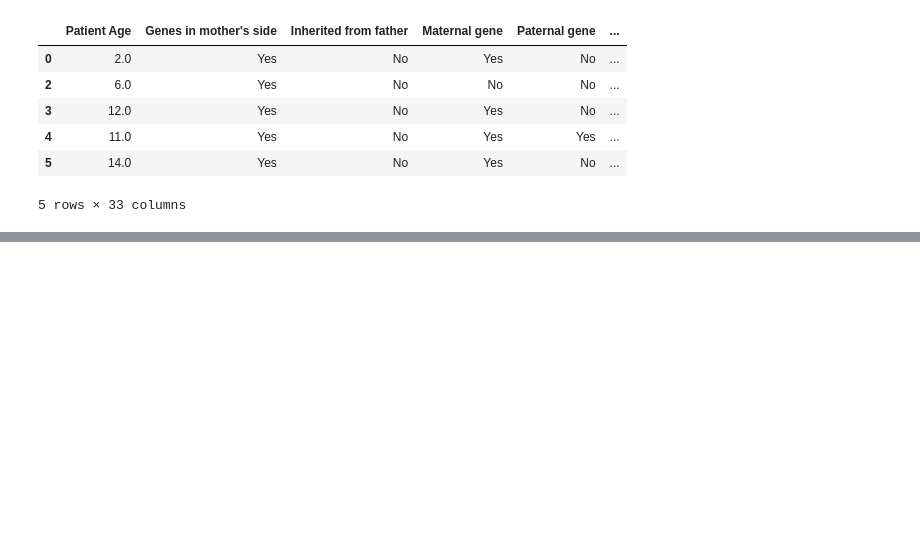
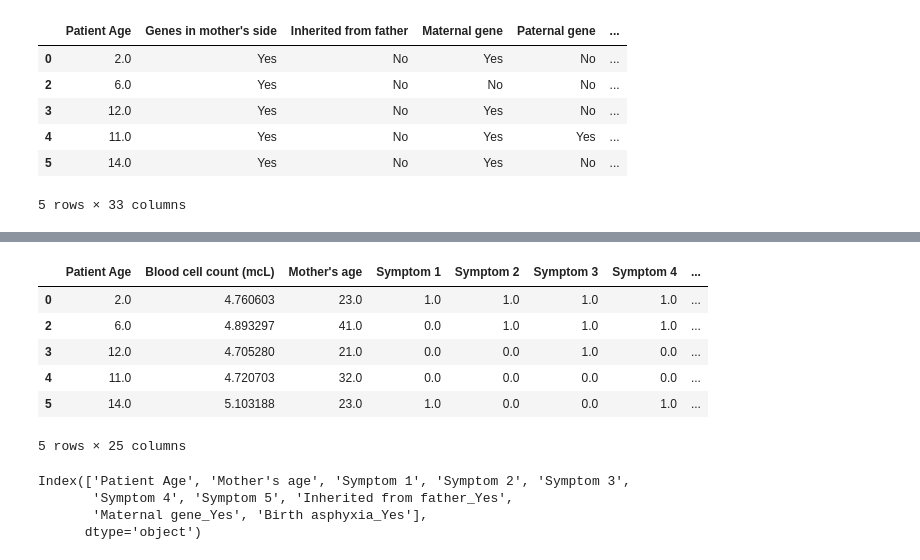
Before and after one commit to mayurimhetre/ML-HackerEarth-Genetics, a Jupyter notebook: EDA_genetics_dataset.ipynb, the cells around one changed output, grey strips where cells are left out. Saved outputs shown, nothing was run; the diff lists cells and outputs as text; code cells hidden in the pictures; blank space fills up the shorter version.

```diff
--- a/EDA_genetics_dataset.ipynb
+++ b/EDA_genetics_dataset.ipynb
@@ -584,0 +595,4 @@ train.to_csv('train_eda.csv')
+# %%
+train_independent = train.drop(['Genetic Disorder','Disorder Subclass'],axis=1)
+# %%
+train_independent = pd.get_dummies(train_independent,drop_first = True)
@@ -584,0 +806,9 @@ train.to_csv('train_eda.csv')
+# %%
+list1 = []
+def find(s, el):
+    for i in s.index:
+        if s[i] > el:
+            list1.append(i)
+    return list1
+
+print(find(mutual_info, 0))
@@ -584,0 +842,23 @@ train.to_csv('train_eda.csv')
+# %%
+train_imp = train_independent[list1]
+# %%
+train_imp.head()
+# %% [output]
+|  | Patient Age | Blood cell count (mcL) | Mother's age | Symptom 1 | Symptom 2 | Symptom 3 | Symptom 4 | ... |
+| 0 | 2.0 | 4.760603 | 23.0 | 1.0 | 1.0 | 1.0 | 1.0 | ... |
+| 2 | 6.0 | 4.893297 | 41.0 | 0.0 | 1.0 | 1.0 | 1.0 | ... |
+| 3 | 12.0 | 4.705280 | 21.0 | 0.0 | 0.0 | 1.0 | 0.0 | ... |
+| 4 | 11.0 | 4.720703 | 32.0 | 0.0 | 0.0 | 0.0 | 0.0 | ... |
+| 5 | 14.0 | 5.103188 | 23.0 | 1.0 | 0.0 | 0.0 | 1.0 | ... |
+5 rows × 25 columns
+# %%
+from sklearn.feature_selection import SelectKBest
+#No we Will select the  top 5 important features
+sel_five_cols = SelectKBest(mutual_info_classif, k=10)
+sel_five_cols.fit(X_train, y_train)
+X_train.columns[sel_five_cols.get_support()]
+# %% [output]
+Index(['Patient Age', 'Mother's age', 'Symptom 1', 'Symptom 2', 'Symptom 3',
+       'Symptom 4', 'Symptom 5', 'Inherited from father_Yes',
+       'Maternal gene_Yes', 'Birth asphyxia_Yes'],
+      dtype='object')
```
Also changed, not shown: parts of 16 cells of this notebook.
